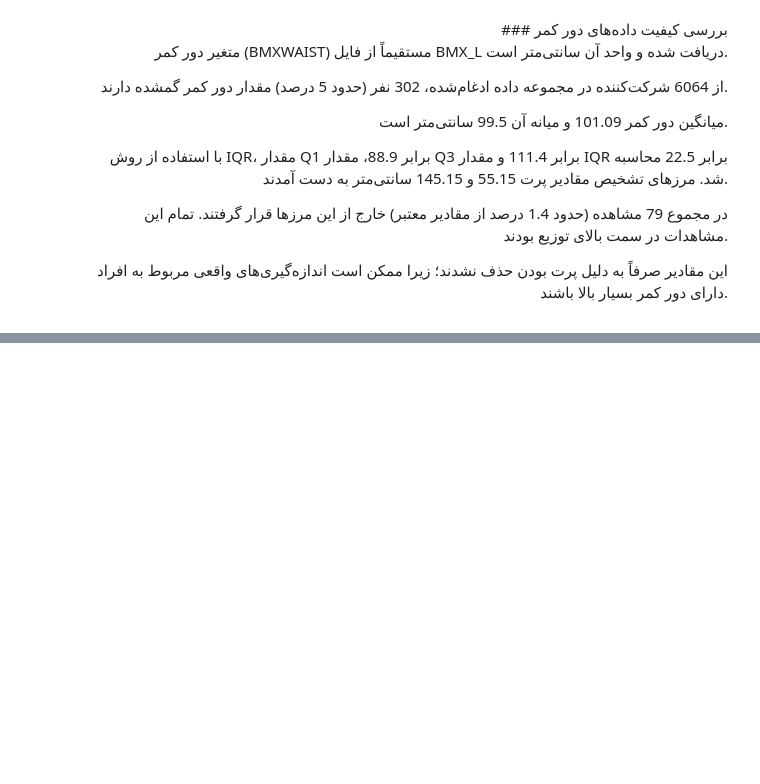
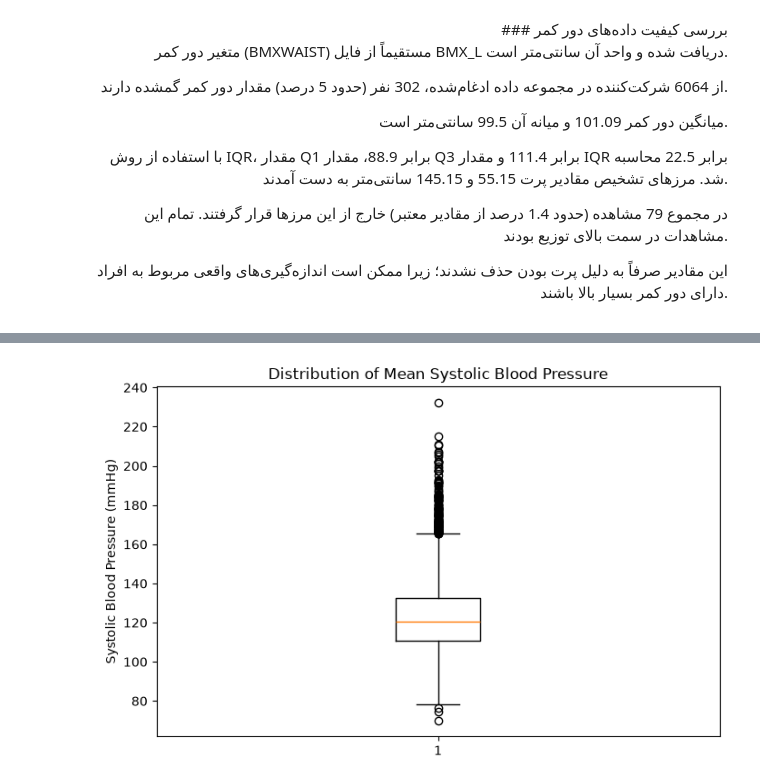
Before and after one commit to amir122884/nhanes-statistics-project, a Jupyter notebook: notebook/feasibility_check.ipynb, the cells around one changed output, grey strips where cells are left out. Drawn from its saved outputs; the diff is of its cells as text; code cells hidden in the pictures; blank space fills up the shorter version.

Commit message:
blood pressure boxplot and IQR done

```diff
--- a/notebook/feasibility_check.ipynb
+++ b/notebook/feasibility_check.ipynb
@@ -622,0 +695,8 @@ plt.show()
+# %%
+plt.figure(figsize=(8, 5))
+plt.boxplot(analysis_data["Mean_Systolic"].dropna())
+plt.ylabel("Systolic Blood Pressure (mmHg)")
+plt.title("Distribution of Mean Systolic Blood Pressure")
+plt.show()
+# %% [output]
+[figure, added]
```
Also changed, not shown: parts of 3 cells of this notebook.
